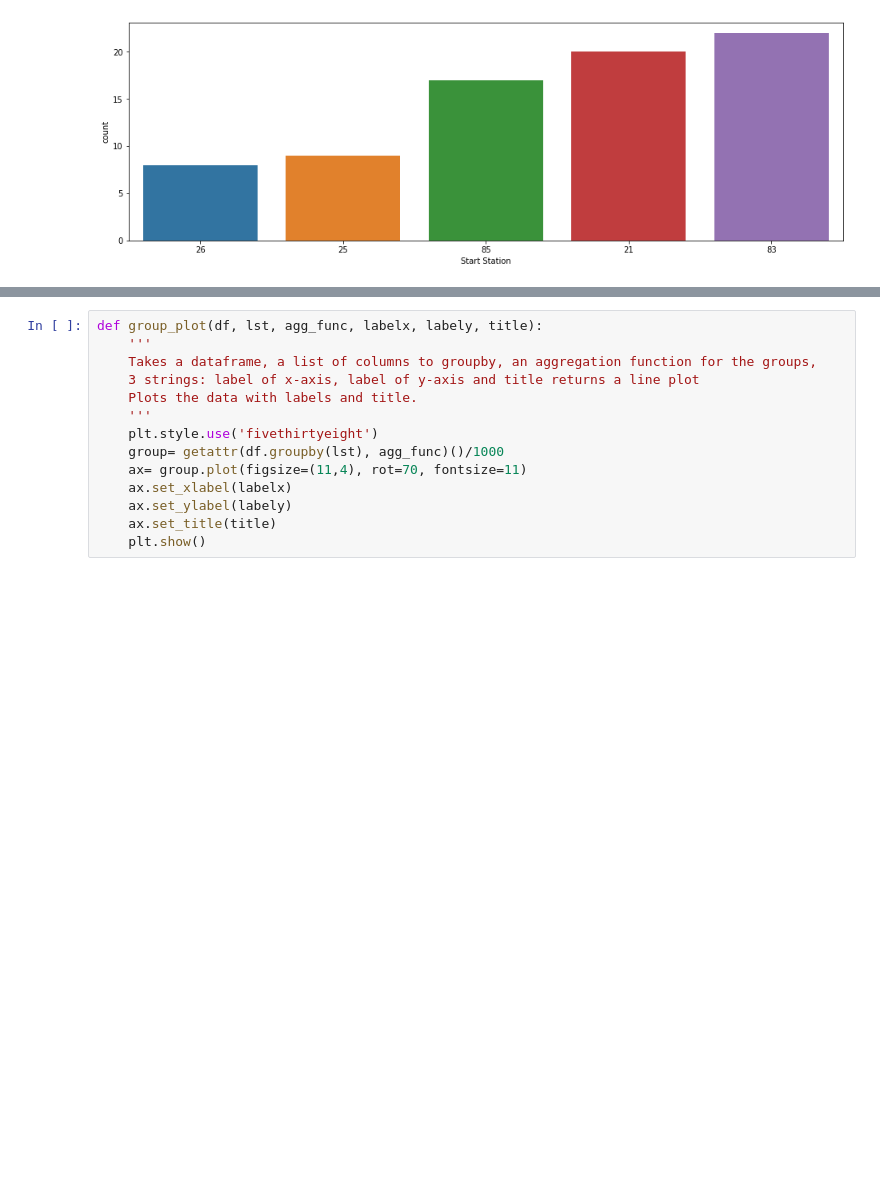
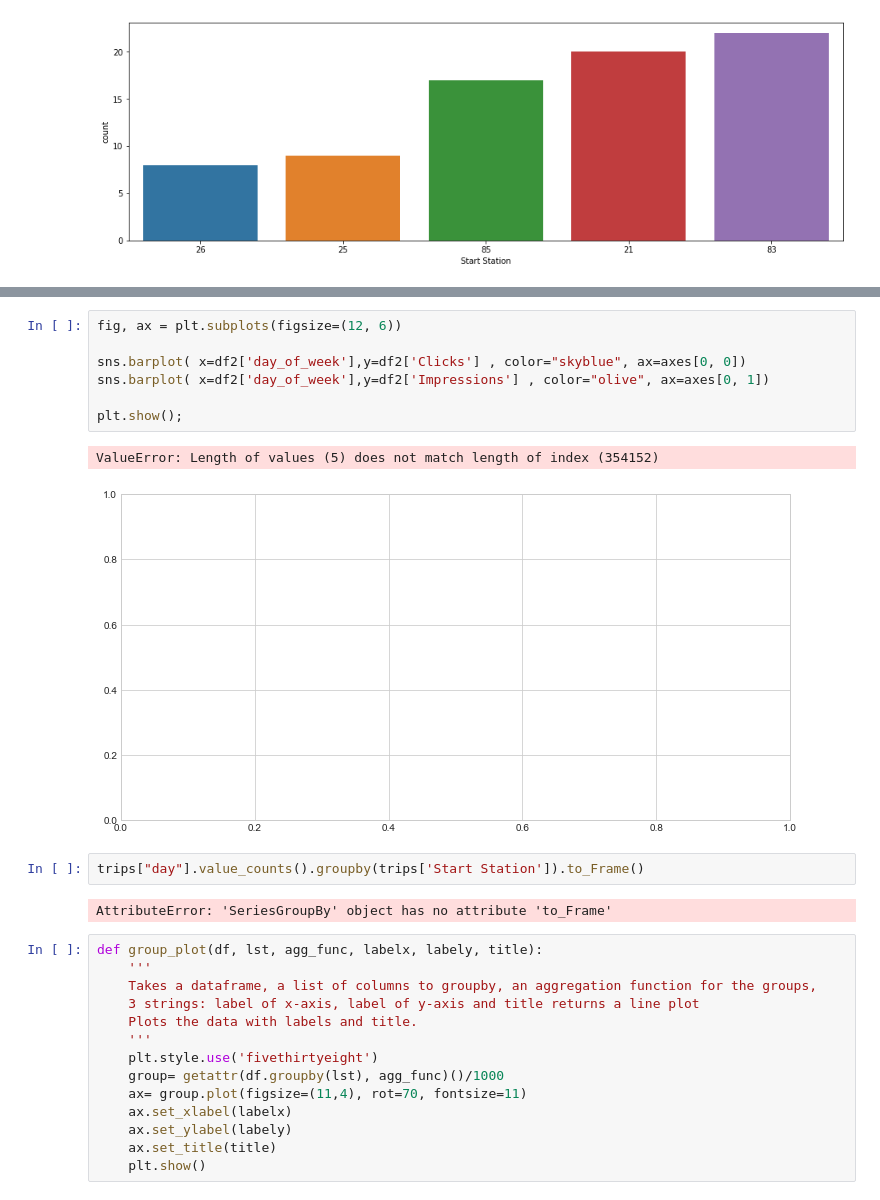
Before and after one commit to jkurdys/BikeShare, a Jupyter notebook: notebooks/BikeShare.ipynb, the cells around one changed output, grey strips where cells are left out. Cells and saved outputs as stored; diff of their text form; blank space fills up the shorter version.

```diff
--- a/notebooks/BikeShare.ipynb
+++ b/notebooks/BikeShare.ipynb
@@ -193,3 +362,17 @@ sns.countplot(x=weekends["Start Station"], order= weekends['Start Station'].valu
+# %%
+fig, ax = plt.subplots(figsize=(12, 6))
+
+sns.barplot( x=df2['day_of_week'],y=df2['Clicks'] , color="skyblue", ax=axes[0, 0])
+sns.barplot( x=df2['day_of_week'],y=df2['Impressions'] , color="olive", ax=axes[0, 1])
+
+plt.show();
+# %% [output]
+ValueError: Length of values (5) does not match length of index (354152)
+[figure, added]
+# %%
+trips["day"].value_counts().groupby(trips['Start Station']).to_Frame()
+# %% [output]
+AttributeError: 'SeriesGroupBy' object has no attribute 'to_Frame'
 # %%
 def group_plot(df, lst, agg_func, labelx, labely, title):
     '''
```
Also changed, not shown: parts of 15 cells of this notebook.
